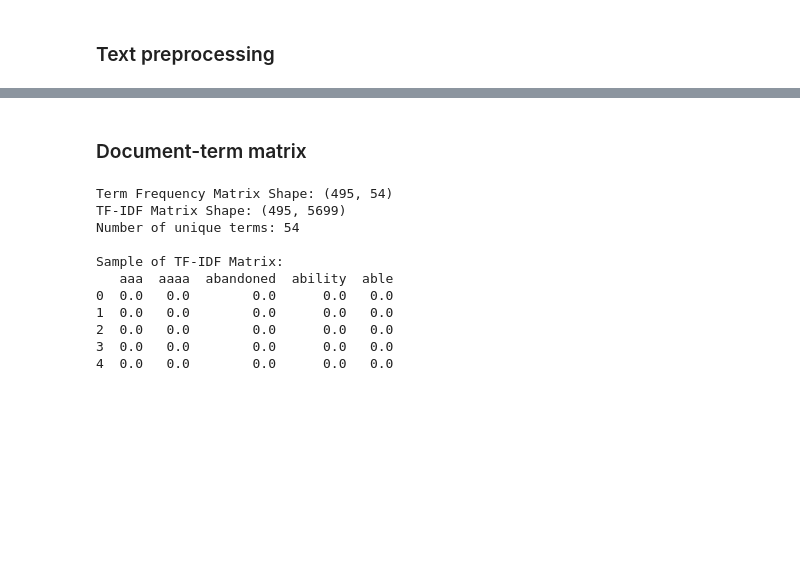
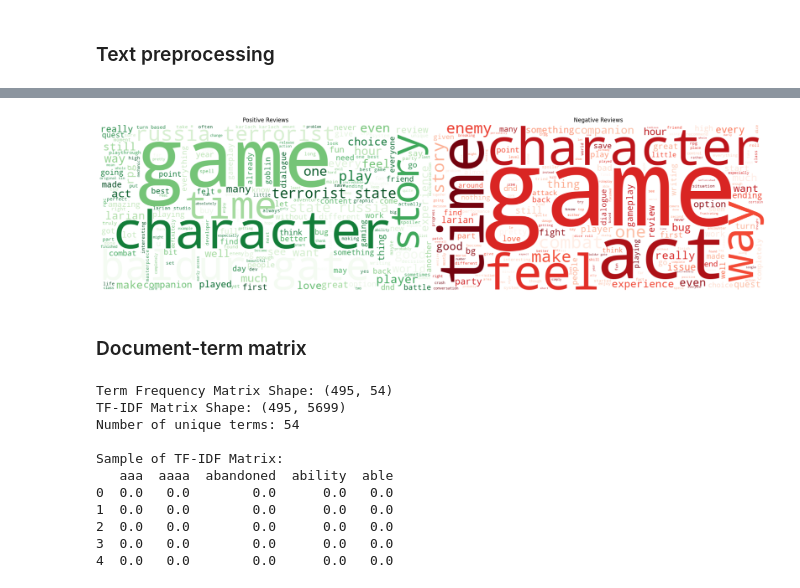
Before and after one commit to pnvasc/LDA_topic_modelling_of_Bauldurs_Gate_3_reviews_on_Steam, a Jupyter notebook: LDA_topic_modelling_of_Bauldurs_Gate_3_reviews_on_Steam.ipynb, the cells around one changed output, grey strips where cells are left out. Cells and saved outputs as stored; diff of their text form; code cells hidden in the pictures; blank space fills up the shorter version.

Commit message:
Word cloud added

```diff
--- a/LDA_topic_modelling_of_Bauldurs_Gate_3_reviews_on_Steam.ipynb
+++ b/LDA_topic_modelling_of_Bauldurs_Gate_3_reviews_on_Steam.ipynb
@@ -246,6 +232,29 @@ new_df.head()
 | 2 | Possessed a guard and had them op... | 83.833333 | 0 | 1 | 40 | possessed guard open gate contain... |
 | 3 | I have only one point of criticis... | 373.150000 | 353 | 1 | 107 | one point criticism game lack pro... |
 | 4 | No microtransactions\nNo in-game ... | 27.900000 | 418 | 1 | 33 | microtransactions game purchase p... |
+# %%
+# Word cloud for positive reviews (assuming you have a 'rating' column)
+positive_reviews = ' '.join(new_df[new_df['voted_up'] == 1]['processed_review'])
+positive_wordcloud = WordCloud(width=800, height=400, background_color='white',
+                               colormap='Greens').generate(positive_reviews)
+
+# Word cloud for negative reviews
+negative_reviews = ' '.join(new_df[new_df['voted_up'] != 1]['processed_review'])
+negative_wordcloud = WordCloud(width=800, height=400, background_color='white',
+                               colormap='Reds').generate(negative_reviews)
+
+# Display both word clouds
+fig, (ax1, ax2) = plt.subplots(1, 2, figsize=(20, 10))
+ax1.imshow(positive_wordcloud, interpolation='bilinear')
+ax1.axis('off')
+ax1.set_title('Positive Reviews')
+ax2.imshow(negative_wordcloud, interpolation='bilinear')
+ax2.axis('off')
+ax2.set_title('Negative Reviews')
+plt.tight_layout(pad=0)
+plt.show()
+# %% [output]
+[figure, added]
 # %% [markdown]
 ### Document-term matrix
 # %%
```
Also changed, not shown: parts of 7 cells of this notebook.
